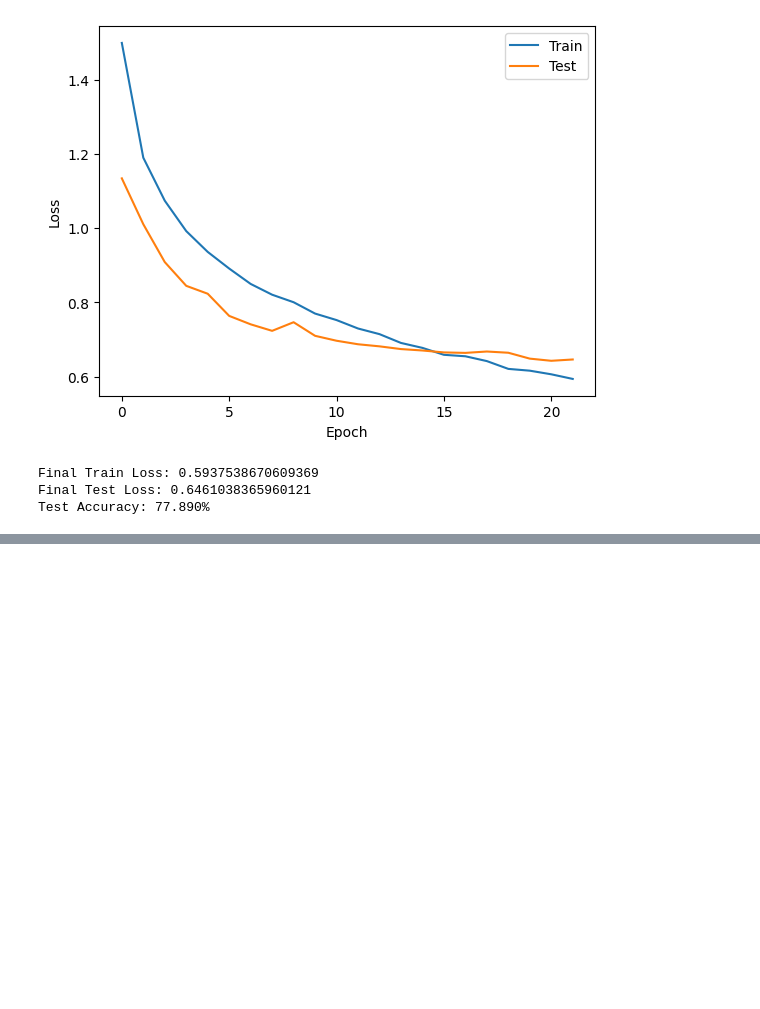
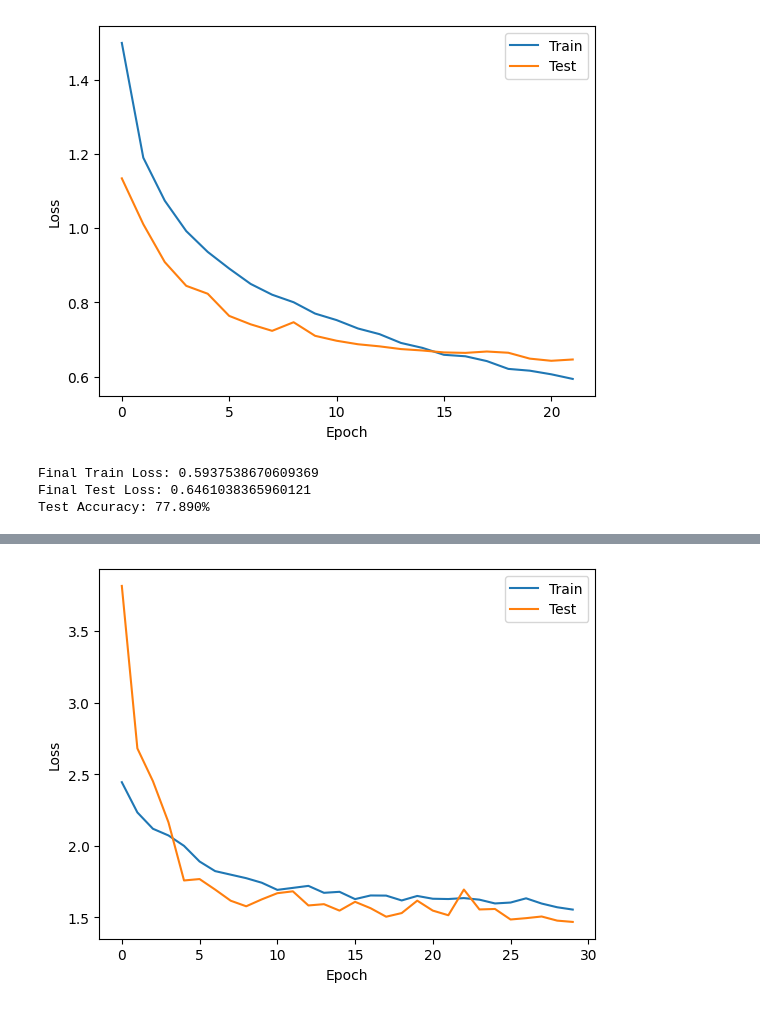
Before and after one commit to yashc73080/CS462-Deep-Learning, a Jupyter notebook: HW2/features_unsupervised_and_transfer_learning.ipynb, the cells around one changed output, grey strips where cells are left out. Drawn from its saved outputs; the diff is of its cells as text; code cells hidden in the pictures; blank space fills up the shorter version.

```diff
--- a/HW2/features_unsupervised_and_transfer_learning.ipynb
+++ b/HW2/features_unsupervised_and_transfer_learning.ipynb
@@ -728,0 +871,8 @@ Test Accuracy: 77.890%
+# %%
+# Train embedding network
+EmbeddingNetwork, train_losses_emb, test_losses_emb = train_test_contrastive(EmbeddingNetwork, cifar_train_loader, cifar_test_loader, epochs=30, lr=0.001, margin=6.0, plot=True, device=device)
+
+print(f'Final Train Loss: {train_losses_emb[-1]}')
+print(f'Final Test Loss: {test_losses_emb[-1]}')
+# %% [output]
+[figure, added]
```
Also changed, not shown: parts of 6 cells of this notebook.
